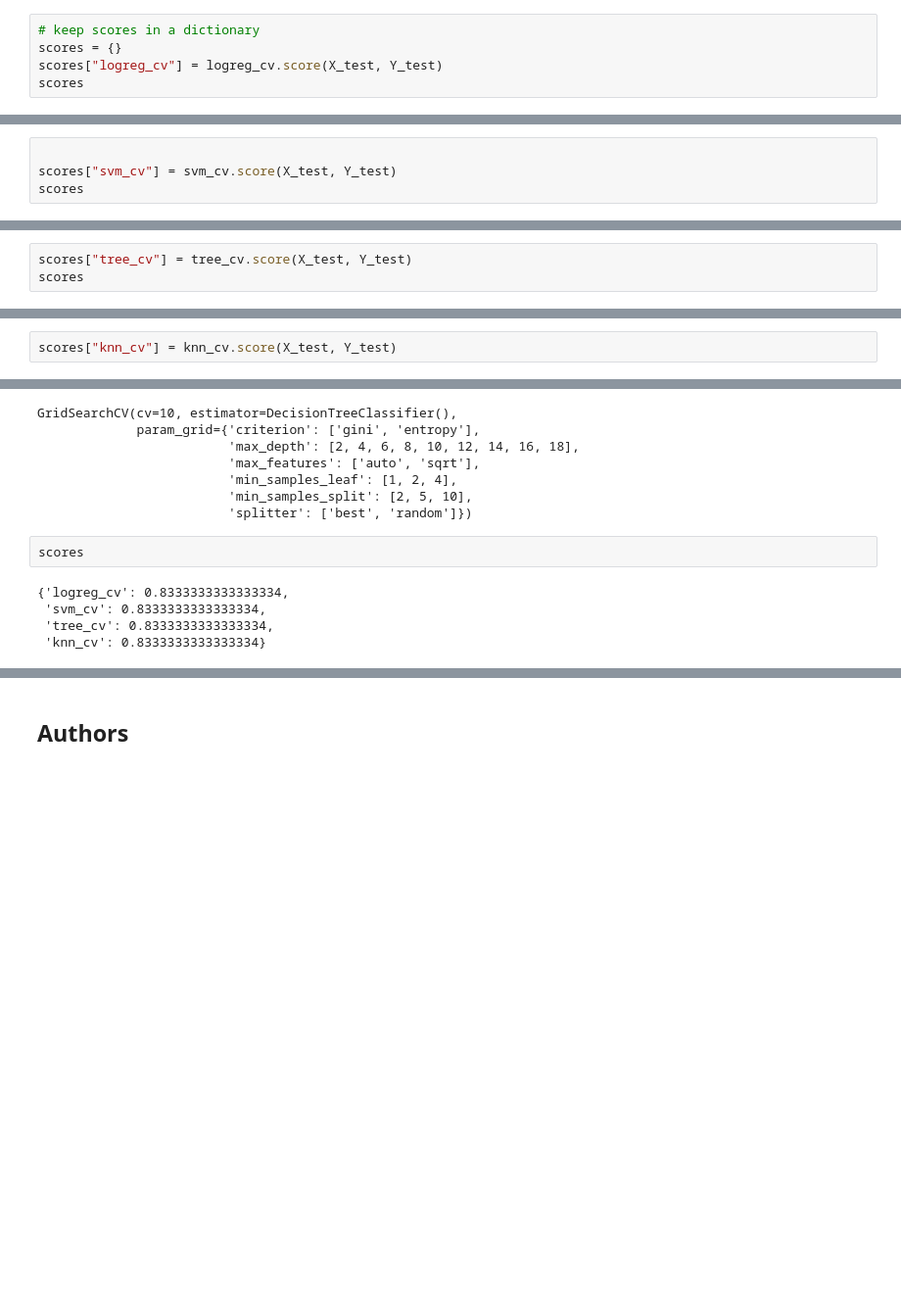
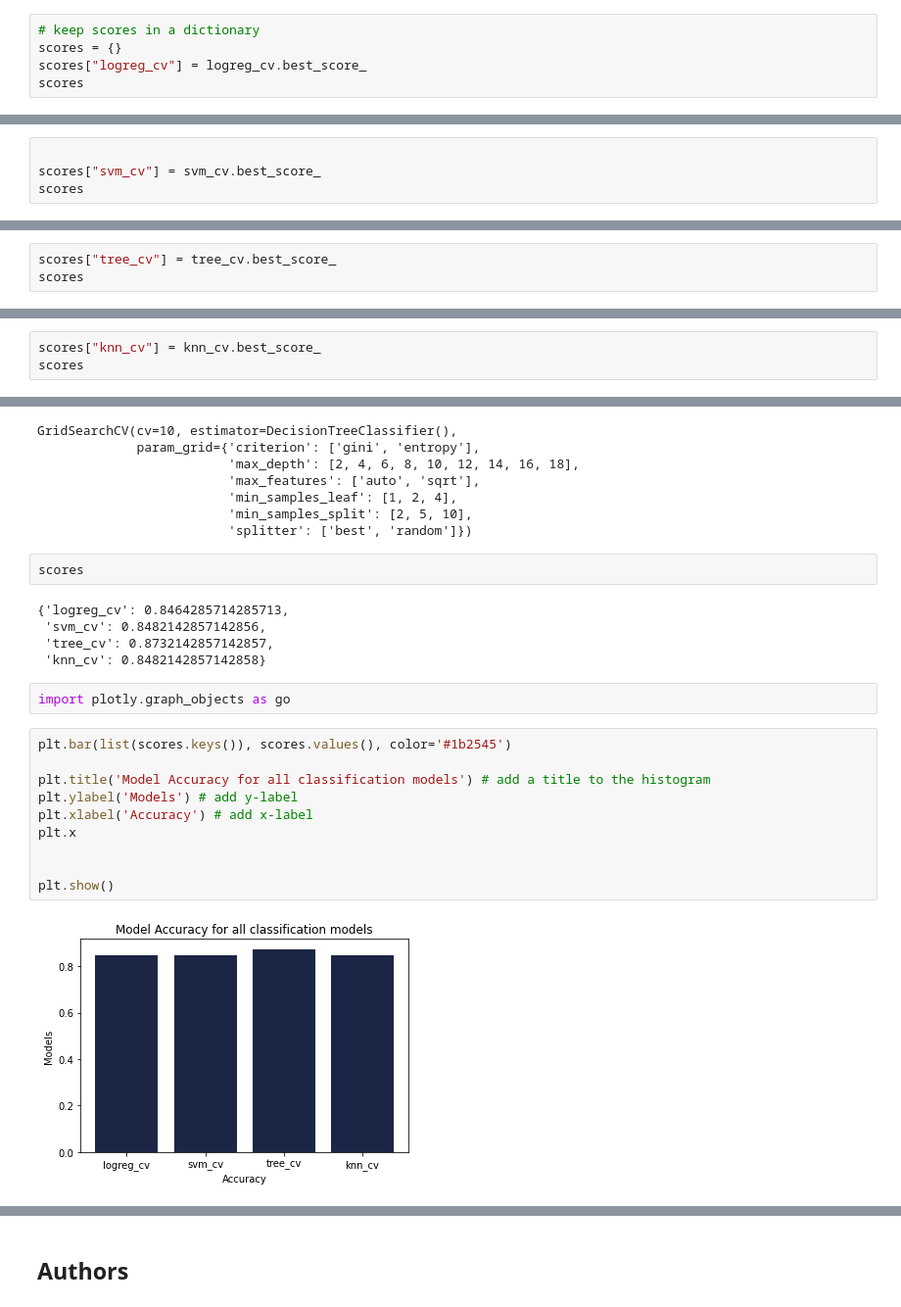
Before and after one commit to hd34/HDs_IBM_DS_C10_Capstone, a Jupyter notebook: 08_SpaceX_Machine Learning Prediction_Part_5.ipynb, the cells around one changed output, grey strips where cells are left out. Shown at 98% size. Saved outputs shown, nothing was run; the diff lists cells and outputs as text; blank space fills up the shorter version.

```diff
--- a/08_SpaceX_Machine Learning Prediction_Part_5.ipynb
+++ b/08_SpaceX_Machine Learning Prediction_Part_5.ipynb
@@ -213,6 +209,6 @@ logreg_cv.score(X_test, Y_test)
 # %%
 # keep scores in a dictionary
 scores = {}
-scores["logreg_cv"] = logreg_cv.score(X_test, Y_test)
+scores["logreg_cv"] = logreg_cv.best_score_
 scores
 # %% [output]
@@ -261,6 +257,6 @@ svm_cv.score(X_test, Y_test)
 0.8333333333333334
 # %%
 
-scores["svm_cv"] = svm_cv.score(X_test, Y_test)
+scores["svm_cv"] = svm_cv.best_score_
 scores
 # %% [output]
@@ -311,6 +307,6 @@ tree_cv.score(X_test, Y_test)
 # %% [output]
 0.8333333333333334
 # %%
-scores["tree_cv"] = tree_cv.score(X_test, Y_test)
+scores["tree_cv"] = tree_cv.best_score_
 scores
 # %% [output]
@@ -359,2 +359,3 @@ knn_cv.score(X_test, Y_test)
 # %%
-scores["knn_cv"] = knn_cv.score(X_test, Y_test)
+scores["knn_cv"] = knn_cv.best_score_
+scores
@@ -382,7 +388,21 @@ GridSearchCV(cv=10, estimator=DecisionTreeClassifier(),
 # %%
 scores
 # %% [output]
-{'logreg_cv': 0.8333333333333334,
- 'svm_cv': 0.8333333333333334,
- 'tree_cv': 0.8333333333333334,
- 'knn_cv': 0.8333333333333334}
+{'logreg_cv': 0.8464285714285713,
+ 'svm_cv': 0.8482142857142856,
+ 'tree_cv': 0.8732142857142857,
+ 'knn_cv': 0.8482142857142858}
+# %%
+import plotly.graph_objects as go
+# %%
+plt.bar(list(scores.keys()), scores.values(), color='#1b2545')
+
+plt.title('Model Accuracy for all classification models') # add a title to the histogram
+plt.ylabel('Models') # add y-label
+plt.xlabel('Accuracy') # add x-label
+plt.x
+
+
+plt.show()
+# %% [output]
+[figure, added]
```
Also changed, not shown: parts of 8 cells of this notebook.
